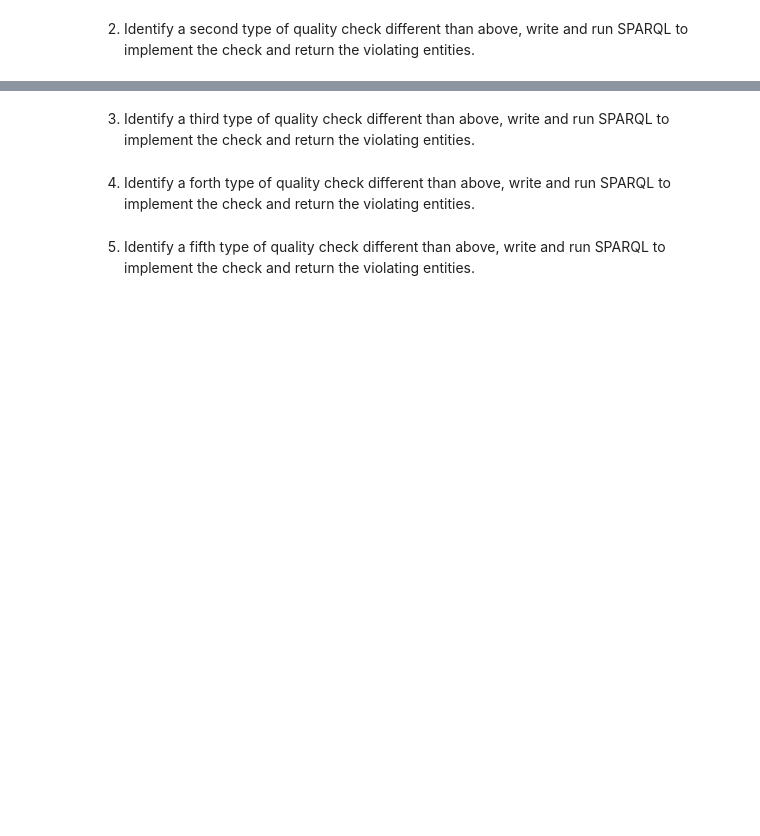
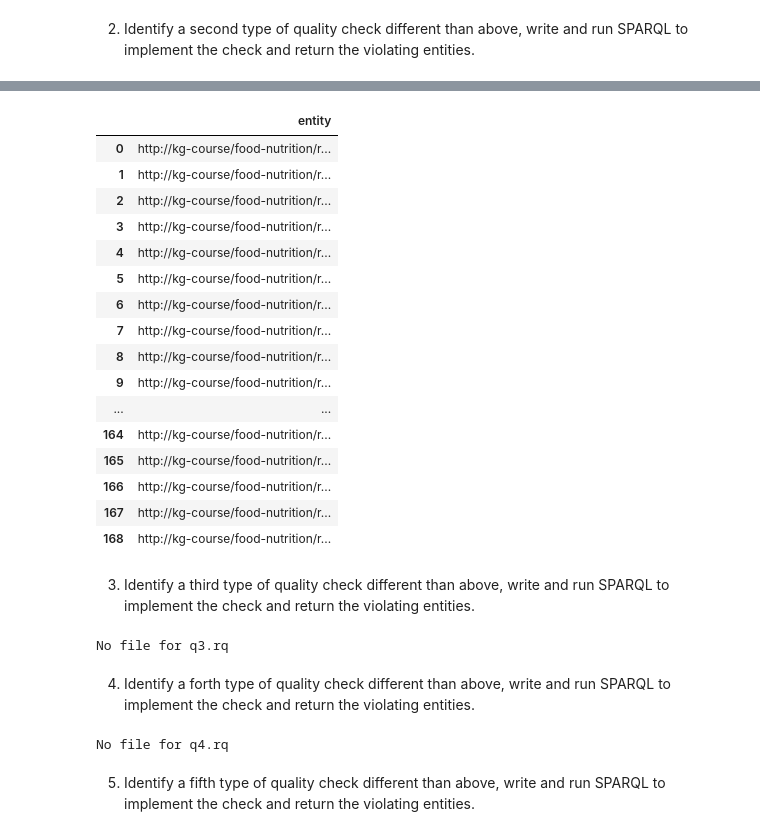
Before and after one commit to iscomper/BMKG-Assignemnt-2, a Jupyter notebook: Assignment2 Template.ipynb, the cells around one changed output, grey strips where cells are left out. Drawn from its saved outputs; the diff is of its cells as text; code cells hidden in the pictures; blank space fills up the shorter version.

```diff
--- a/Assignment2 Template.ipynb
+++ b/Assignment2 Template.ipynb
@@ -82,4 +100,5 @@ No file for check_ingredients_in_instruction.rq.rq
 # %% [markdown]
 2. Identify a second type of quality check different than above, write and run SPARQL to implement the check and return the violating entities.
 # %%
-run_query(g, 'q2.rq')
+run_query(g, 'check_for_existing_type.rq')
+# %% [output]
@@ -86,11 +106,32 @@ run_query(g, 'q2.rq')
+|  | entity |
+| 0 | http://kg-course/food-nutrition/r... |
+| 1 | http://kg-course/food-nutrition/r... |
+| 2 | http://kg-course/food-nutrition/r... |
+| 3 | http://kg-course/food-nutrition/r... |
+| 4 | http://kg-course/food-nutrition/r... |
+| 5 | http://kg-course/food-nutrition/r... |
+| 6 | http://kg-course/food-nutrition/r... |
+| 7 | http://kg-course/food-nutrition/r... |
+| 8 | http://kg-course/food-nutrition/r... |
+| 9 | http://kg-course/food-nutrition/r... |
+| ... | ... |
+| 164 | http://kg-course/food-nutrition/r... |
+| 165 | http://kg-course/food-nutrition/r... |
+| 166 | http://kg-course/food-nutrition/r... |
+| 167 | http://kg-course/food-nutrition/r... |
+| 168 | http://kg-course/food-nutrition/r... |
 # %% [markdown]
 3. Identify a third type of quality check different than above, write and run SPARQL to implement the check and return the violating entities.
 # %%
 run_query(g, 'q3.rq')
+# %% [output]
+No file for q3.rq
 # %% [markdown]
 4. Identify a forth type of quality check different than above, write and run SPARQL to implement the check and return the violating entities.
 # %%
 run_query(g, 'q4.rq')
+# %% [output]
+No file for q4.rq
 # %% [markdown]
 5. Identify a fifth type of quality check different than above, write and run SPARQL to implement the check and return the violating entities.
 # %%
```
Also changed, not shown: parts of 9 cells of this notebook, 8 other files.
